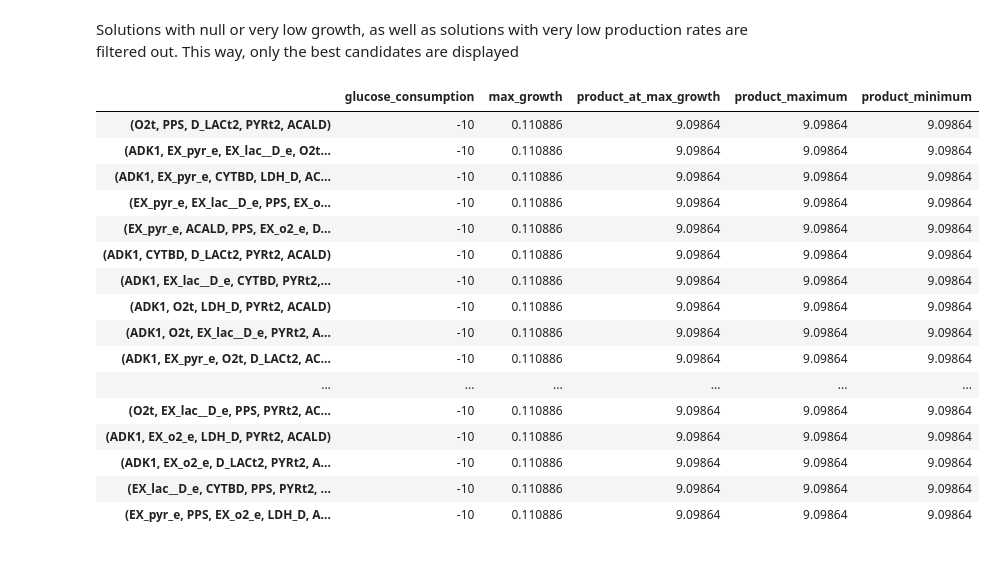
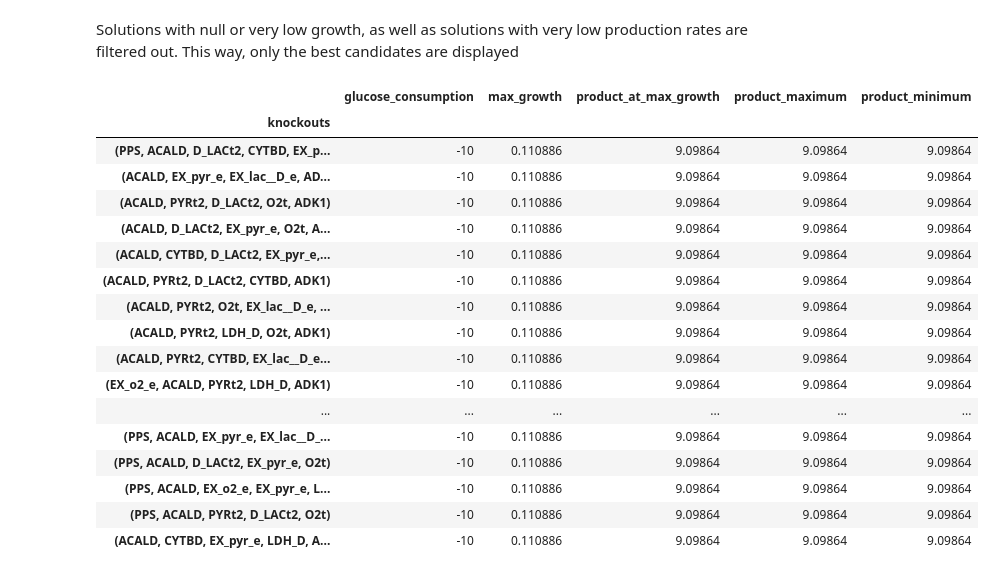
Before and after one commit to BioSystemsUM/cobamp, a Jupyter notebook: MCS enumeration in the ecoli_core_model.ipynb, the cells around one changed output. Cells and saved outputs as stored; diff of their text form; code cells hidden in the pictures.

```diff
--- a/MCS enumeration in the ecoli_core_model.ipynb
+++ b/MCS enumeration in the ecoli_core_model.ipynb
@@ -21,7 +21,14 @@ import cobra
 model = cobra.io.sbml3.read_sbml_model(model_path)
 model_bounds = {r.id:(r.lower_bound, r.upper_bound) for r in model.reactions}
 
-def revert_bounds():
+# >>> model_bounds
+# ... {'ACALD': (-1000.0, 1000.0),
+# ... 'ACALDt': (-1000.0, 1000.0),
+# ... 'ACKr': (-1000.0, 1000.0),
+# ... 'ACONTa': (-1000.0, 1000.0),
+# ... 'ACONTb': (-1000.0, 1000.0), ...
+
+def restore_bounds():
     for r in model.reactions:
         r.lower_bound, r.upper_bound = model_bounds[r.id]
 
@@ -156,11 +244,14 @@ In this format, we can easily use COBRA to analyse these knockouts. In this snip
 def analyse(kos):
     apply_kos(kos)
     try:
+        # Flux Balance Analysis
         sol = model.optimize()
 
         biomass = sol.fluxes.BIOMASS_Ecoli_core_w_GAM
         product = sol.fluxes.EX_succ_e
         substrate = sol.fluxes.EX_glc__D_e
+
+        # Flux Variability Analysis
         fva = cobra.flux_analysis.variability.flux_variability_analysis(model, reaction_list=['EX_succ_e']).loc['EX_succ_e',:]
 
         return {
@@ -174,7 +265,9 @@ def analyse(kos):
     except:
         pass
     finally:
-        revert_bounds()
+        # restore reaction bounds to their original state
+        # so the next iteration applies knockouts over them
+        restore_bounds()
     return
 # %% [markdown]
 *pandas* can be used to store these values as a dataframe for easier manipulation and analysis
@@ -187,26 +280,29 @@ cobra/util/solver.py:408 UserWarning: solver status is 'infeasible'
 # %% [markdown]
 Solutions with null or very low growth, as well as solutions with very low production rates are filtered out. This way, only the best candidates are displayed
 # %%
-null_growth = df.max_growth.isnull()
-zero_growth = df.max_growth <= 1e-10
-no_product = df.product_at_max_growth <= 1e-5
+null_growth = df.max_growth.isnull() # growth is None - due to infeasibility
+zero_growth = df.max_growth <= 1e-10 # growth is too low (near 0)
+no_product = df.product_at_max_growth <= 1e-5 # no production at maximum biomass
+
+df.index.names = ['knockouts']
 
 df[~ (zero_growth | null_growth | no_product)].sort_values(by='max_growth', ascending=False).iloc[1:20,:]
 # %% [output]
 |  | glucose_consumption | max_growth | product_at_max_growth | product_maximum | product_minimum |
-| (O2t, PPS, D_LACt2, PYRt2, ACALD) | -10 | 0.110886 | 9.09864 | 9.09864 | 9.09864 |
-| (ADK1, EX_pyr_e, EX_lac__D_e, O2t... | -10 | 0.110886 | 9.09864 | 9.09864 | 9.09864 |
-| (ADK1, EX_pyr_e, CYTBD, LDH_D, AC... | -10 | 0.110886 | 9.09864 | 9.09864 | 9.09864 |
-| (EX_pyr_e, EX_lac__D_e, PPS, EX_o... | -10 | 0.110886 | 9.09864 | 9.09864 | 9.09864 |
-| (EX_pyr_e, ACALD, PPS, EX_o2_e, D... | -10 | 0.110886 | 9.09864 | 9.09864 | 9.09864 |
-| (ADK1, CYTBD, D_LACt2, PYRt2, ACALD) | -10 | 0.110886 | 9.09864 | 9.09864 | 9.09864 |
-| (ADK1, EX_lac__D_e, CYTBD, PYRt2,... | -10 | 0.110886 | 9.09864 | 9.09864 | 9.09864 |
-| (ADK1, O2t, LDH_D, PYRt2, ACALD) | -10 | 0.110886 | 9.09864 | 9.09864 | 9.09864 |
-| (ADK1, O2t, EX_lac__D_e, PYRt2, A... | -10 | 0.110886 | 9.09864 | 9.09864 | 9.09864 |
-| (ADK1, EX_pyr_e, O2t, D_LACt2, AC... | -10 | 0.110886 | 9.09864 | 9.09864 | 9.09864 |
+| knockouts |  |  |  |  |  |
+| (PPS, ACALD, D_LACt2, CYTBD, EX_p... | -10 | 0.110886 | 9.09864 | 9.09864 | 9.09864 |
+| (ACALD, EX_pyr_e, EX_lac__D_e, AD... | -10 | 0.110886 | 9.09864 | 9.09864 | 9.09864 |
+| (ACALD, PYRt2, D_LACt2, O2t, ADK1) | -10 | 0.110886 | 9.09864 | 9.09864 | 9.09864 |
+| (ACALD, D_LACt2, EX_pyr_e, O2t, A... | -10 | 0.110886 | 9.09864 | 9.09864 | 9.09864 |
+| (ACALD, CYTBD, D_LACt2, EX_pyr_e,... | -10 | 0.110886 | 9.09864 | 9.09864 | 9.09864 |
+| (ACALD, PYRt2, D_LACt2, CYTBD, ADK1) | -10 | 0.110886 | 9.09864 | 9.09864 | 9.09864 |
+| (ACALD, PYRt2, O2t, EX_lac__D_e, ... | -10 | 0.110886 | 9.09864 | 9.09864 | 9.09864 |
+| (ACALD, PYRt2, LDH_D, O2t, ADK1) | -10 | 0.110886 | 9.09864 | 9.09864 | 9.09864 |
+| (ACALD, PYRt2, CYTBD, EX_lac__D_e... | -10 | 0.110886 | 9.09864 | 9.09864 | 9.09864 |
+| (EX_o2_e, ACALD, PYRt2, LDH_D, ADK1) | -10 | 0.110886 | 9.09864 | 9.09864 | 9.09864 |
 | ... | ... | ... | ... | ... | ... |
-| (O2t, EX_lac__D_e, PPS, PYRt2, AC... | -10 | 0.110886 | 9.09864 | 9.09864 | 9.09864 |
-| (ADK1, EX_o2_e, LDH_D, PYRt2, ACALD) | -10 | 0.110886 | 9.09864 | 9.09864 | 9.09864 |
-| (ADK1, EX_o2_e, D_LACt2, PYRt2, A... | -10 | 0.110886 | 9.09864 | 9.09864 | 9.09864 |
-| (EX_lac__D_e, CYTBD, PPS, PYRt2, ... | -10 | 0.110886 | 9.09864 | 9.09864 | 9.09864 |
-| (EX_pyr_e, PPS, EX_o2_e, LDH_D, A... | -10 | 0.110886 | 9.09864 | 9.09864 | 9.09864 |
+| (PPS, ACALD, EX_pyr_e, EX_lac__D_... | -10 | 0.110886 | 9.09864 | 9.09864 | 9.09864 |
+| (PPS, ACALD, D_LACt2, EX_pyr_e, O2t) | -10 | 0.110886 | 9.09864 | 9.09864 | 9.09864 |
+| (PPS, ACALD, EX_o2_e, EX_pyr_e, L... | -10 | 0.110886 | 9.09864 | 9.09864 | 9.09864 |
+| (PPS, ACALD, PYRt2, D_LACt2, O2t) | -10 | 0.110886 | 9.09864 | 9.09864 | 9.09864 |
+| (ACALD, CYTBD, EX_pyr_e, LDH_D, A... | -10 | 0.110886 | 9.09864 | 9.09864 | 9.09864 |
```
Also changed, not shown: parts of 19 cells of this notebook, 2 other files.
